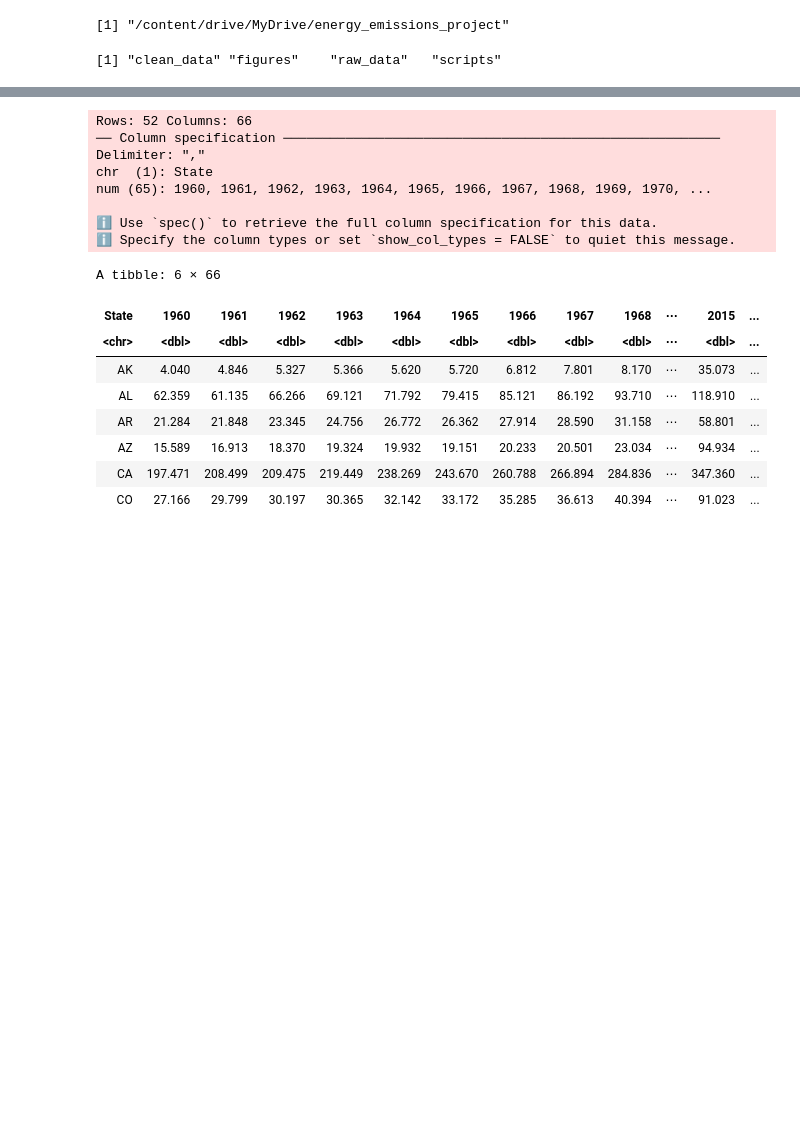
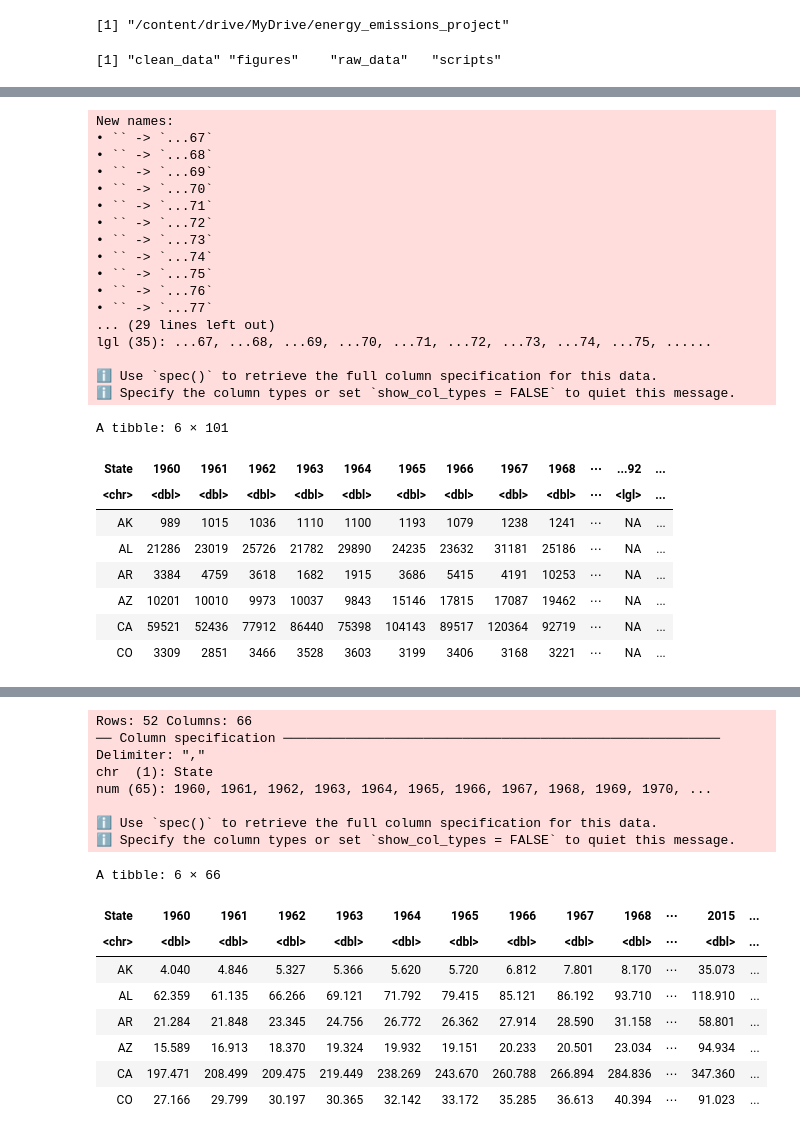
Before and after one commit to mpburnham2-tech/energy_emissions_project, a Jupyter notebook: Project_folder_setup.ipynb, the cells around one changed output, grey strips where cells are left out. Drawn from its saved outputs; the diff is of its cells as text; code cells hidden in the pictures; blank space fills up the shorter version.

```diff
--- a/Project_folder_setup.ipynb
+++ b/Project_folder_setup.ipynb
@@ -38,0 +73,34 @@ list.files()
+# %%
+# Read the raw data for hydropower_consumption
+library(tidyverse)
+
+df_raw <- read_csv("raw_data/hydropower_consumption.csv")
+
+head(df_raw)
+# %% [output]
+New names:
+• `` -> `...67`
+• `` -> `...68`
+• `` -> `...69`
+• `` -> `...70`
+• `` -> `...71`
+• `` -> `...72`
+• `` -> `...73`
+• `` -> `...74`
+• `` -> `...75`
+• `` -> `...76`
+• `` -> `...77`
+... (29 lines left out)
+lgl (35): ...67, ...68, ...69, ...70, ...71, ...72, ...73, ...74, ...75, ......
+
+ℹ Use `spec()` to retrieve the full column specification for this data.
+ℹ Specify the column types or set `show_col_types = FALSE` to quiet this message.
+A tibble: 6 × 101
+| State | 1960 | 1961 | 1962 | 1963 | 1964 | 1965 | 1966 | 1967 | 1968 | ⋯ | ...92 | ... |
+| <chr> | <dbl> | <dbl> | <dbl> | <dbl> | <dbl> | <dbl> | <dbl> | <dbl> | <dbl> | ⋯ | <lgl> | ... |
+| AK | 989 | 1015 | 1036 | 1110 | 1100 | 1193 | 1079 | 1238 | 1241 | ⋯ | NA | ... |
+| AL | 21286 | 23019 | 25726 | 21782 | 29890 | 24235 | 23632 | 31181 | 25186 | ⋯ | NA | ... |
+| AR | 3384 | 4759 | 3618 | 1682 | 1915 | 3686 | 5415 | 4191 | 10253 | ⋯ | NA | ... |
+| AZ | 10201 | 10010 | 9973 | 10037 | 9843 | 15146 | 17815 | 17087 | 19462 | ⋯ | NA | ... |
+| CA | 59521 | 52436 | 77912 | 86440 | 75398 | 104143 | 89517 | 120364 | 92719 | ⋯ | NA | ... |
+| CO | 3309 | 2851 | 3466 | 3528 | 3603 | 3199 | 3406 | 3168 | 3221 | ⋯ | NA | ... |
```
Also changed, not shown: parts of 10 cells of this notebook.
